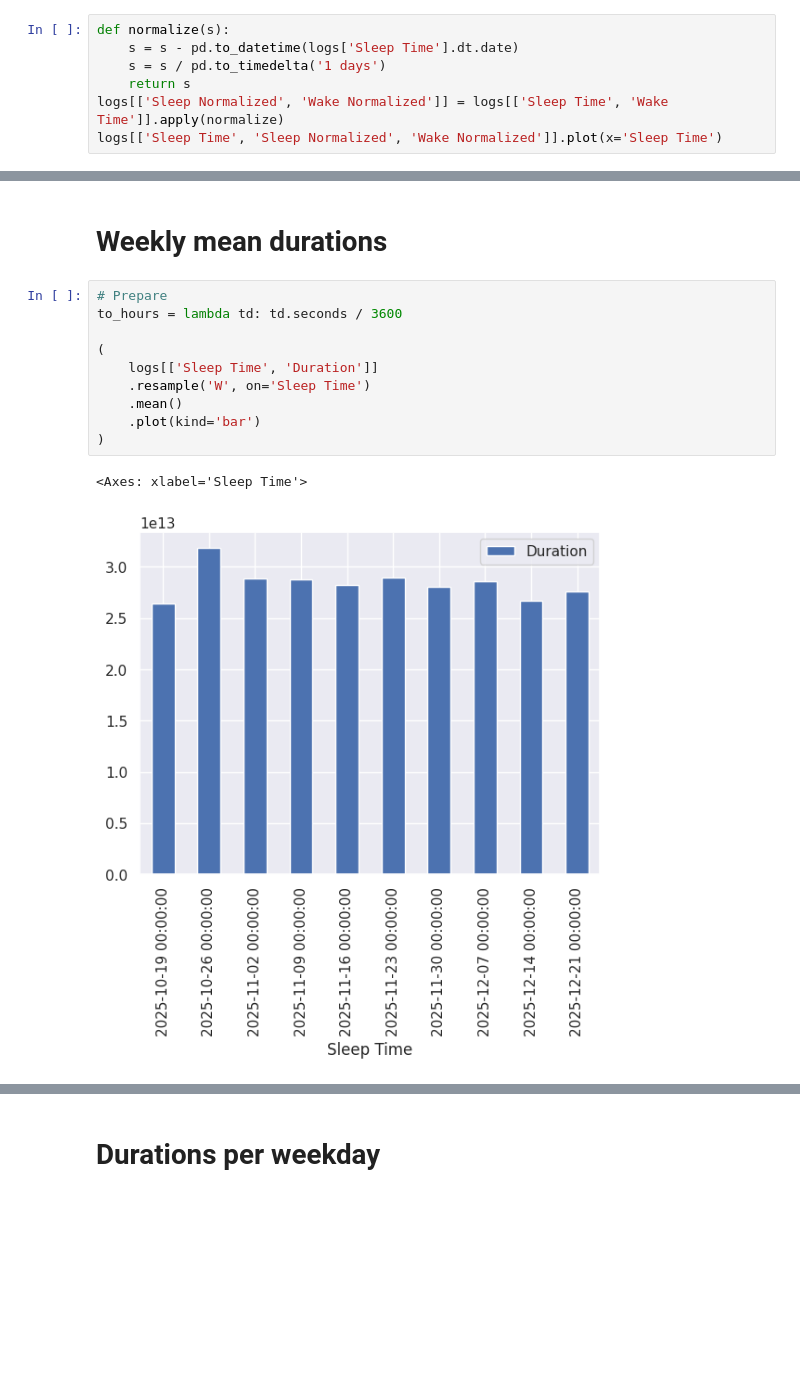
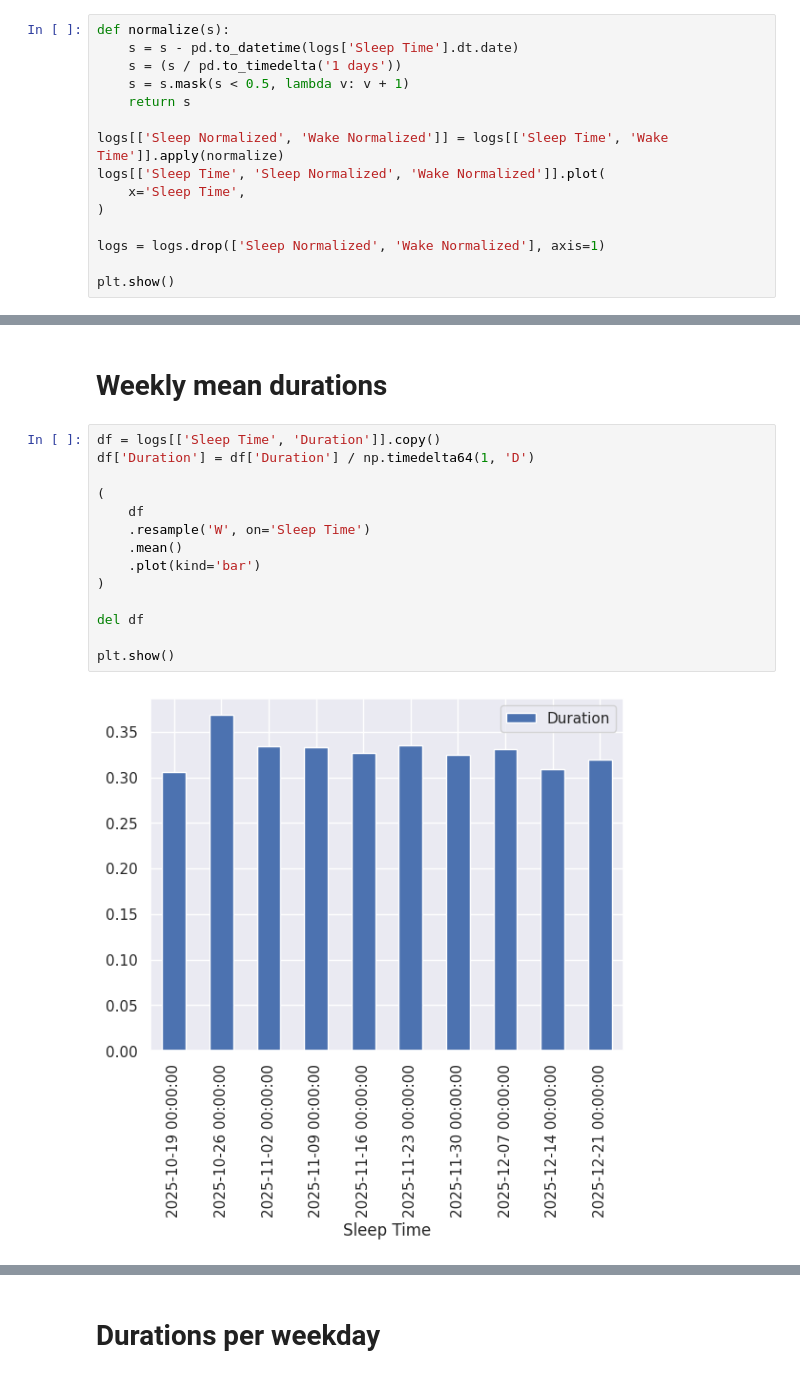
Before and after one commit to philexfertich/sleep-logs-eda, a Jupyter notebook: SleepLogsEDA.ipynb, the cells around one changed output, grey strips where cells are left out. Drawn from its saved outputs; the diff is of its cells as text; blank space fills up the shorter version.

Commit message:
Kaggle Notebook | SleepLogsEDA | Version 3

```diff
--- a/SleepLogsEDA.ipynb
+++ b/SleepLogsEDA.ipynb
@@ -59,8 +59,16 @@ memory usage: 2.2+ KB
 # %%
 def normalize(s):
     s = s - pd.to_datetime(logs['Sleep Time'].dt.date)
-    s = s / pd.to_timedelta('1 days')
+    s = (s / pd.to_timedelta('1 days'))
+    s = s.mask(s < 0.5, lambda v: v + 1)
     return s
+
 logs[['Sleep Normalized', 'Wake Normalized']] = logs[['Sleep Time', 'Wake Time']].apply(normalize)
-logs[['Sleep Time', 'Sleep Normalized', 'Wake Normalized']].plot(x='Sleep Time')
+logs[['Sleep Time', 'Sleep Normalized', 'Wake Normalized']].plot(
+    x='Sleep Time',
+)
+
+logs = logs.drop(['Sleep Normalized', 'Wake Normalized'], axis=1)
+
+plt.show()
 # %% [output]
@@ -84,16 +76,19 @@ Name: Sleep Time, Length: 67, dtype: datetime64[ns]
 # %% [markdown]
 # Weekly mean durations
 # %%
-# Prepare
-to_hours = lambda td: td.seconds / 3600
+df = logs[['Sleep Time', 'Duration']].copy()
+df['Duration'] = df['Duration'] / np.timedelta64(1, 'D')
 
 (
-    logs[['Sleep Time', 'Duration']]
+    df
     .resample('W', on='Sleep Time')
     .mean()
     .plot(kind='bar')
 )
+
+del df
+
+plt.show()
 # %% [output]
-<Axes: xlabel='Sleep Time'>
-[figure, old version]
+[figure, new version]
 # %%
```
Also changed, not shown: parts of 4 cells of this notebook.
